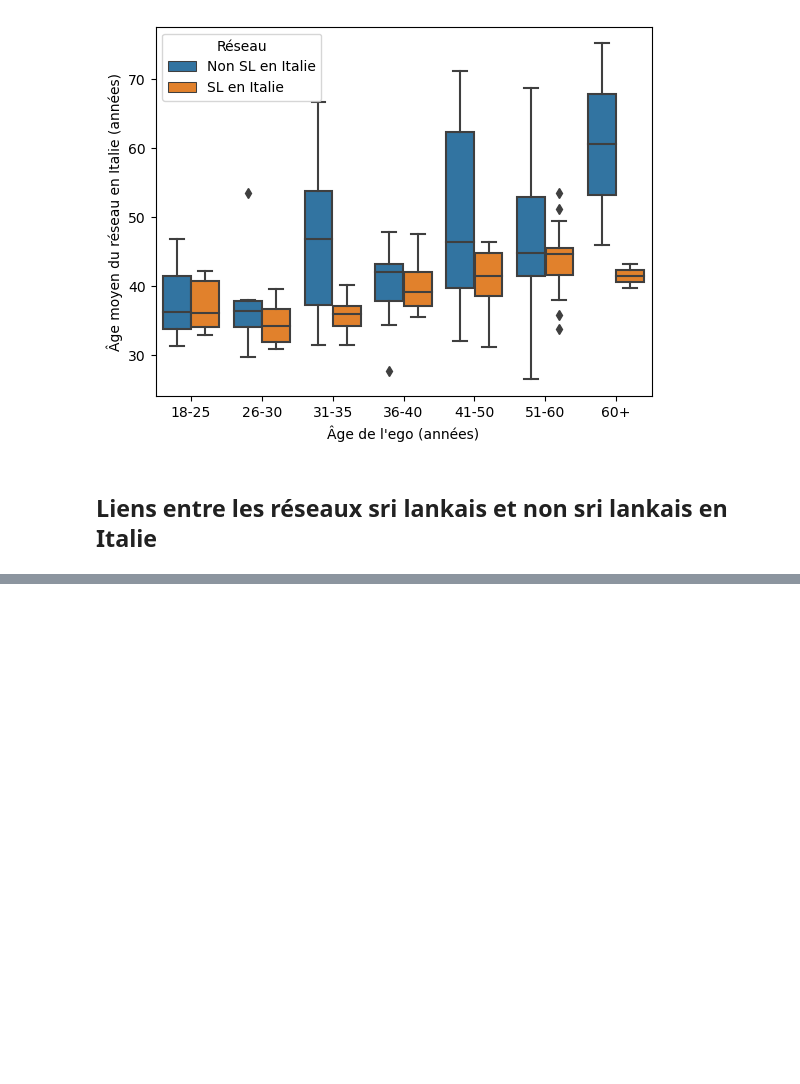
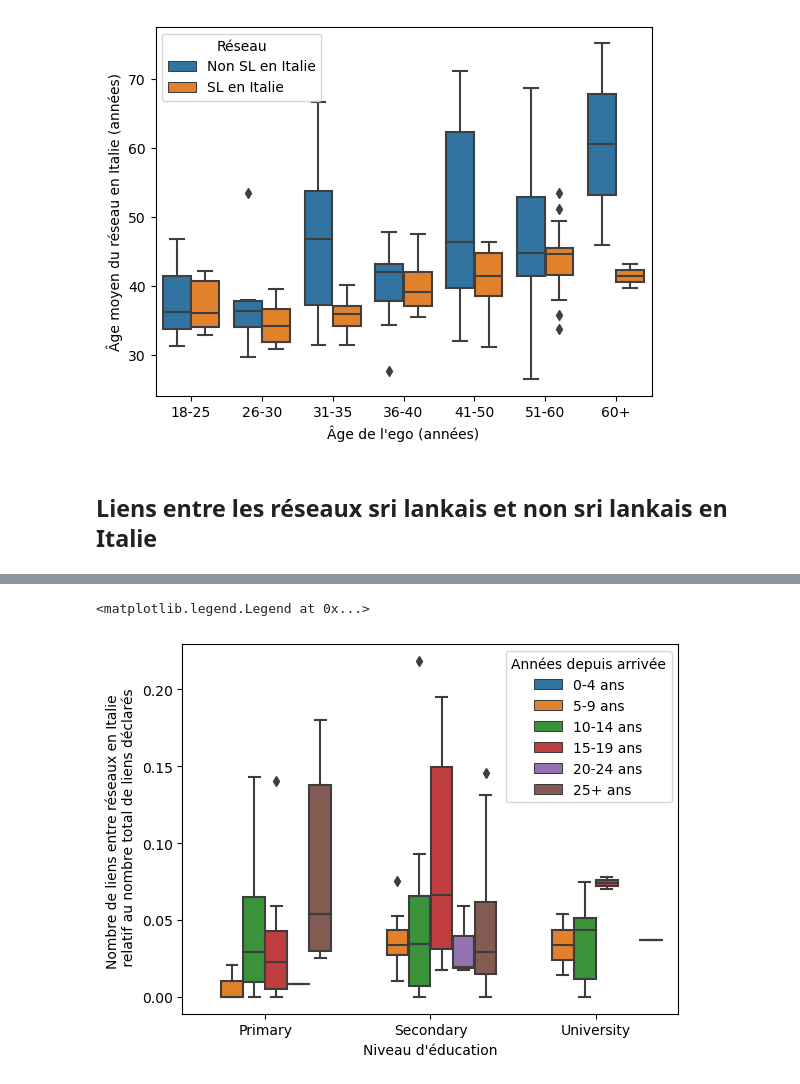
Before and after one commit to LeoMaurice/reseau_class, a Jupyter notebook: project_migrants/src/integration_analysis.ipynb, the cells around one changed output, grey strips where cells are left out. Drawn from its saved outputs; the diff is of its cells as text; code cells hidden in the pictures; blank space fills up the shorter version.

```diff
--- a/project_migrants/src/integration_analysis.ipynb
+++ b/project_migrants/src/integration_analysis.ipynb
@@ -432,0 +488,12 @@ plt.legend(title='Réseau', handles=handles, labels=[dict_network_names_to_label
+# %%
+nb_edges = lambda net: len(set(net.edges()))
+Egos['nb_liens.egoNet'] = Egos['egoNet'].apply(nb_edges)
+Egos['nb_liens.relatif'] = Egos['nb_liens.SL_NonSL_resIT'] /Egos['nb_liens.egoNet']
+# %%
+sns.boxplot(data=Egos, x='ego.edu', y="nb_liens.relatif", hue="ego.years_since_arr.cat")
+plt.xlabel("Niveau d'éducation")
+plt.ylabel("Nombre de liens entre réseaux en Italie \n relatif au nombre total de liens déclarés")
+plt.legend(title="Années depuis arrivée")
+# %% [output]
+<matplotlib.legend.Legend at 0x...>
+[figure, added]
```
Also changed, not shown: parts of 10 cells of this notebook.
